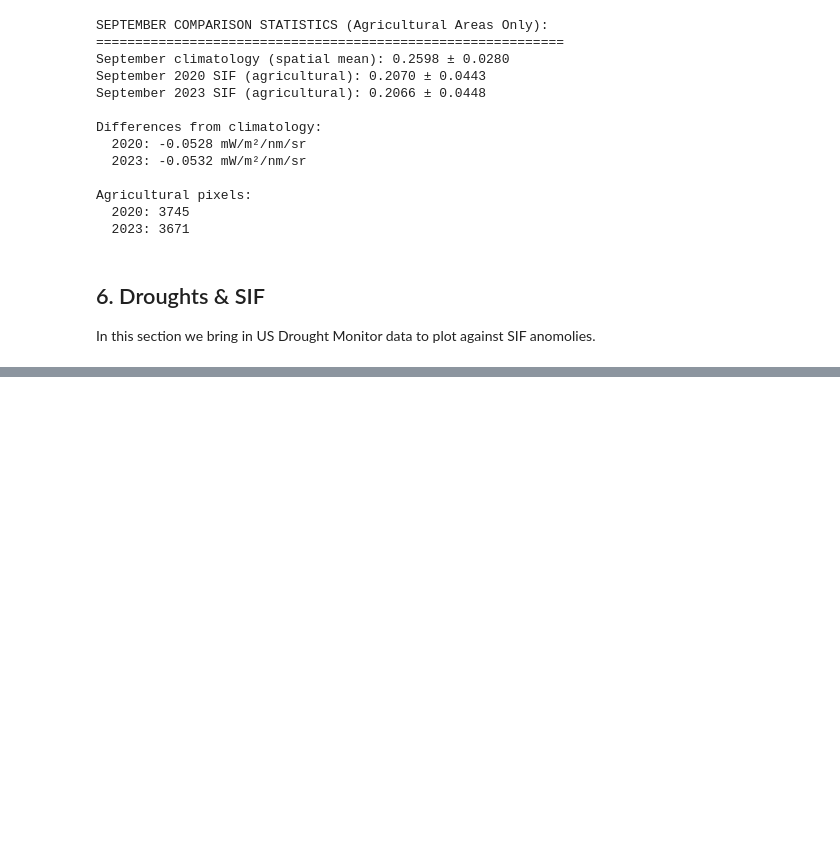
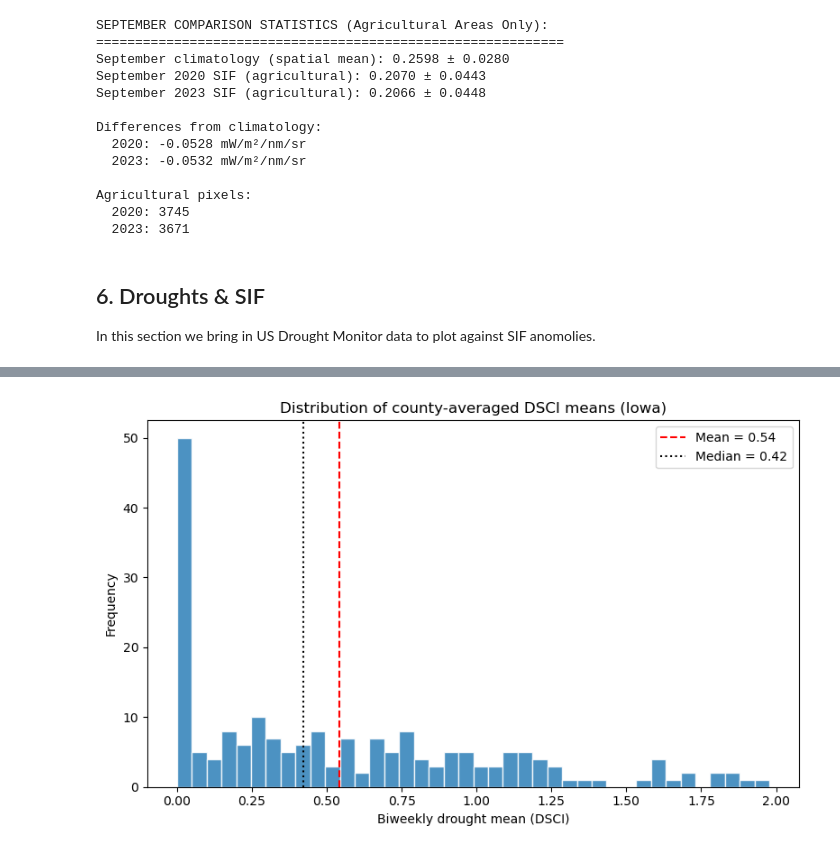
Before and after one commit to jacksoncoldiron/SIF-Analysis, a Jupyter notebook: src/sif_EDA.ipynb, the cells around one changed output, grey strips where cells are left out. Drawn from its saved outputs; the diff is of its cells as text; code cells hidden in the pictures; blank space fills up the shorter version.

```diff
--- a/src/sif_EDA.ipynb
+++ b/src/sif_EDA.ipynb
@@ -2045,0 +2147,79 @@ NameError: name 'pd' is not defined
+# %%
+import numpy as np
+import pandas as pd
+import matplotlib.pyplot as plt
+import rioxarray as rxr
+from pathlib import Path
+
+# Ensure we have the list of drought GeoTIFFs
+DROUGHT_DIR = Path("../data/raw/Iowa_drought_county_biweekly")
+if 'geo_tiffs' not in globals():
+    geo_tiffs = sorted(DROUGHT_DIR.glob("*.tif"))
+
+if not geo_tiffs:
+    raise FileNotFoundError(f"No GeoTIFF files found in {DROUGHT_DIR}.")
+
+print(f"Calculating county-wide drought means for {len(geo_tiffs)} biweekly rasters...")
+
+# Calculate statewide mean for each raster (using NaN-aware mean)
+drought_records = []
+
+for fp in geo_tiffs:
+    da = rxr.open_rasterio(fp).squeeze(drop=True)
+    arr = da.values.astype(float)
+    nodata = da.rio.nodata
+    if nodata is not None:
+        arr = np.where(arr == nodata, np.nan, arr)
+
+    mean_val = float(np.nanmean(arr))
+    max_val = float(np.nanmax(arr))
+
+    name_part = fp.stem.split("DM_")[-1]  # e.g., 2015-01_1
+    date_part, half_idx = name_part.split("_")
+    year_str, month_str = date_part.split("-")
+    half_label = 'a' if half_idx == '1' else 'b'
+
+    drought_records.append({
+        "filepath": fp.name,
+        "date": pd.Timestamp(int(year_str), int(month_str), 1),
+        "year": int(year_str),
+        "month": int(month_str),
+        "ab": half_label,
+        "drought_mean": mean_val,
+        "drought_max": max_val
+    })
+
+# Build dataframe for inspection and subsequent reuse
+ia_drought = (
+    pd.DataFrame(drought_records)
+    .sort_values(["date", "ab"])
+    .reset_index(drop=True)
+)
+print(ia_drought.head())
+
+# Histogram of drought means
+means = ia_drought['drought_mean'].dropna()
+fig, ax = plt.subplots(figsize=(8, 5))
+ax.hist(means, bins=40, color="#2c7fb8", edgecolor="white", alpha=0.85)
+ax.set_xlabel("Biweekly drought mean (DSCI)")
+ax.set_ylabel("Frequency")
+ax.set_title("Distribution of county-averaged DSCI means (Iowa)")
+ax.axvline(means.mean(), color="red", linestyle="--", linewidth=1.5, label=f"Mean = {means.mean():.2f}")
+ax.axvline(means.median(), color="black", linestyle=":", linewidth=1.5, label=f"Median = {means.median():.2f}")
+ax.legend()
+plt.tight_layout()
+plt.show()
+
+# Histogram of drought maxima
+max_vals = ia_drought['drought_max'].dropna()
+fig, ax = plt.subplots(figsize=(8, 5))
+ax.hist(max_vals, bins=40, color="#d95f0e", edgecolor="white", alpha=0.85)
+ax.set_xlabel("Biweekly drought maximum (DSCI)")
+ax.set_ylabel("Frequency")
+ax.set_title("Distribution of county-averaged DSCI maxima (Iowa)")
+ax.axvline(max_vals.mean(), color="red", linestyle="--", linewidth=1.5, label=f"Mean = {max_vals.mean():.2f}")
+ax.axvline(max_vals.median(), color="black", linestyle=":", linewidth=1.5, label=f"Median = {max_vals.median():.2f}")
+ax.legend()
+plt.tight_layout()
+plt.show()
+# %% [output]
@@ -2045,0 +2240 @@ NameError: name 'pd' is not defined
+[figure, added]
```
Also changed, not shown: parts of 13 cells of this notebook, 2 other files.
